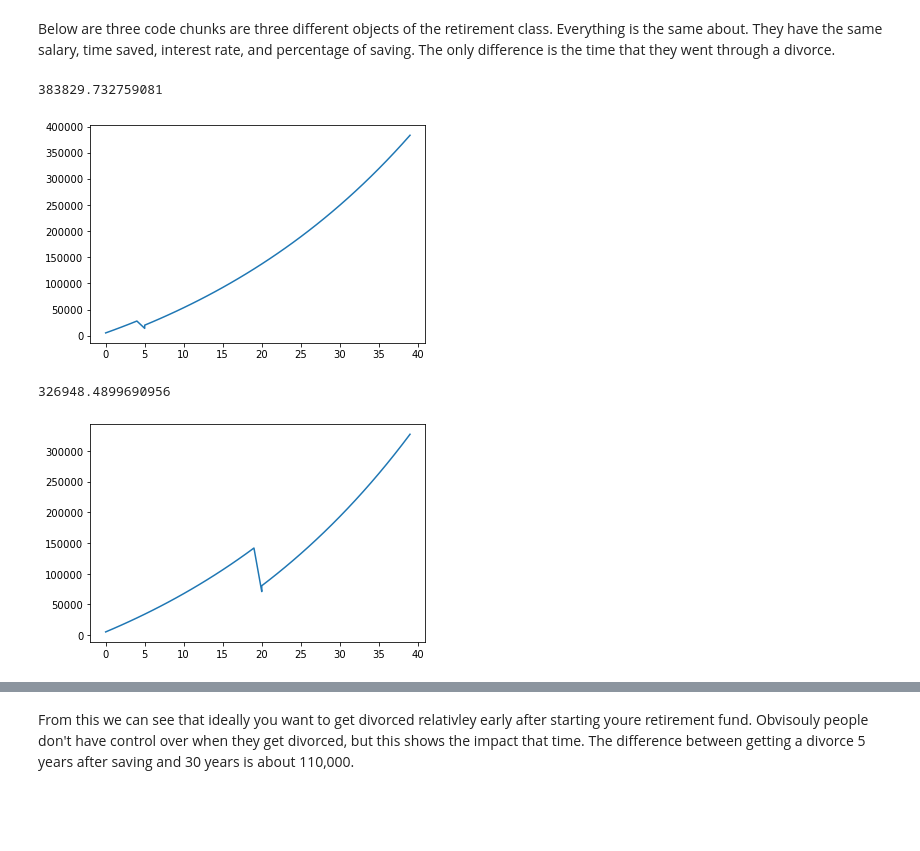
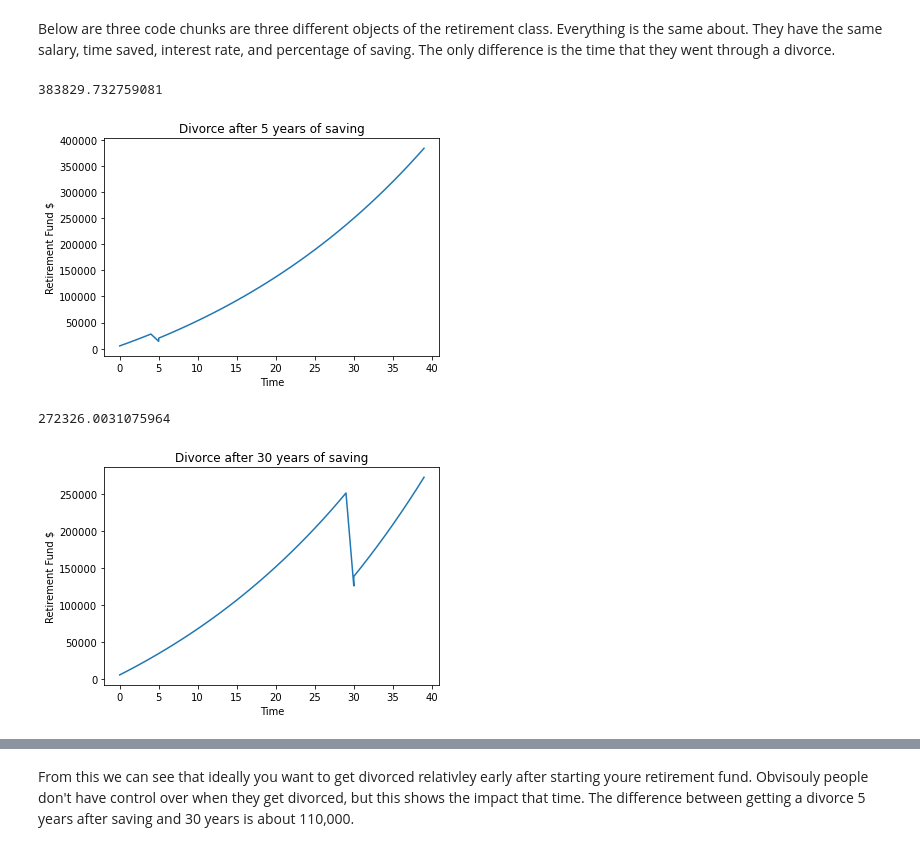
Before and after one commit to aniessaterps/CMSE202_Honors_Project, a Jupyter notebook: CMSE202_HonorsOption_AniessaTerpstra.ipynb, the cells around one changed output, grey strips where cells are left out. Cells and saved outputs as stored; diff of their text form; code cells hidden in the pictures; blank space fills up the shorter version.

```diff
--- a/CMSE202_HonorsOption_AniessaTerpstra.ipynb
+++ b/CMSE202_HonorsOption_AniessaTerpstra.ipynb
@@ -29,6 +30,7 @@ class retirement():
         years: How long someone has been saving for the fund
         salary: Their starting salary
         Perecentage: The percentage of their income they are willing to put away each year."""
+
         self.start = start
         self.rate = rate
         self.years = years
@@ -40,16 +42,21 @@ class retirement():
 
     def plot(self):
         """This function is going to plot out the retirement fund with time on the x and the fund on the y."""
+
         plt.plot(self.time,self.retirement)
+        plt.xlabel("Time")
+        plt.ylabel("Retirement Fund $")
 
     def update_salary(self):
         """This function updates the salary so that it increases by 3%. That is the
         normal raise that american get each year."""
+
         self.salary += self.salary*.03
 
     def get_contributions(self):
         """This function is going to create list of contributions that someone is going to put towards their
         retirement fund each year."""
+
         for i in range(self.years):
             add = self.salary*.75*self.percentage #this is creating the ammount that someone is willing to put
             #in their retirement fund each year. It accounts for taxes being taken out as well.
@@ -58,6 +65,7 @@ class retirement():
 
     def divorce(self):
         """This function is going to simulate divorce."""
+
         self.start = self.start/2
         #This takes the starting amount of the reitrement fund (which is udated each year) and divides
         #it by two.
@@ -65,19 +73,34 @@ class retirement():
 
     def buy_house(self,down_payment):
         """This function simmulate buying a house. More than likley this is going to be if someone needs a
-        down payment for their house. """
+        down payment for their house.
+
+        down_payment: The amount that someone decides to put as a down payment on a house they bought."""
+
         self.start -= down_payment #This decreases the start salary by the down payment
         self.retirement.append(self.start)#adding it to the reiterment fund list
 
-    def unemployed(self,monthly_cost):
-        """This function is going to simmulate being unemployed."""
-        self.start -= monthly_cost #Decreases the start value by the cost of living.
+    def unemployed(self,yearly_cost):
+        """This function is going to simmulate being unemployed.
+
+        yearly_cost: The ammount it costs to live for a year."""
+
+        self.start -= yearly_cost #Decreases the start value by the cost of living.
         self.retirement.append(self.start) #adding it to the reiterment fund list
 
     def update(self,divorce_age="Nan",house_age="Nan",down_payment="Nan",
                unemployment_start=0,unemployment_end=0,yearly_cost="Nan"):
         """This function is where it is all brought together. It calls each of the functions above, but only
-        runs them under certain conditions."""
+        runs them under certain conditions.
+
+        divorce_age: The amount of time after saving that the divorce happens
+        house_age: The amount of time after saving that you buy a house
+        down_payment: The amount of a down_payment for a house
+        unemploymant_start: The time after saving that you become unemployed
+        unemployment_end: The time after saving that you are reemployed
+        yearly_cost: The amount of money it costs you to live each year
+        """
+
         for i in range(len(self.contributions)):
             if i == divorce_age: #this says if i (which is that time after the retirement fund was created)
                 #equals the age that they got divorced then run the divorce function.
@@ -107,14 +130,16 @@ Below are three code chunks are three different objects of the retirement class.
 # %%
 lex = retirement(0,.005,40,70000,.1)
 lex.get_contributions()
 lex.update(divorce_age=5)
+plt.title("Divorce after 5 years of saving");
 # %% [output]
 383829.732759081
-[figure, old version]
+[figure, new version]
 # %%
-mia = retirement(0,.005,40,70000,.1)
-mia.get_contributions()
-mia.update(divorce_age=20)
+eve = retirement(0,.005,40,70000,.1)
+eve.get_contributions()
+eve.update(divorce_age=30)
+plt.title("Divorce after 30 years of saving");
 # %% [output]
-326948.4899690956
+272326.0031075964
-[figure, old version]
+[figure, new version]
```
Also changed, not shown: parts of 20 cells of this notebook.
